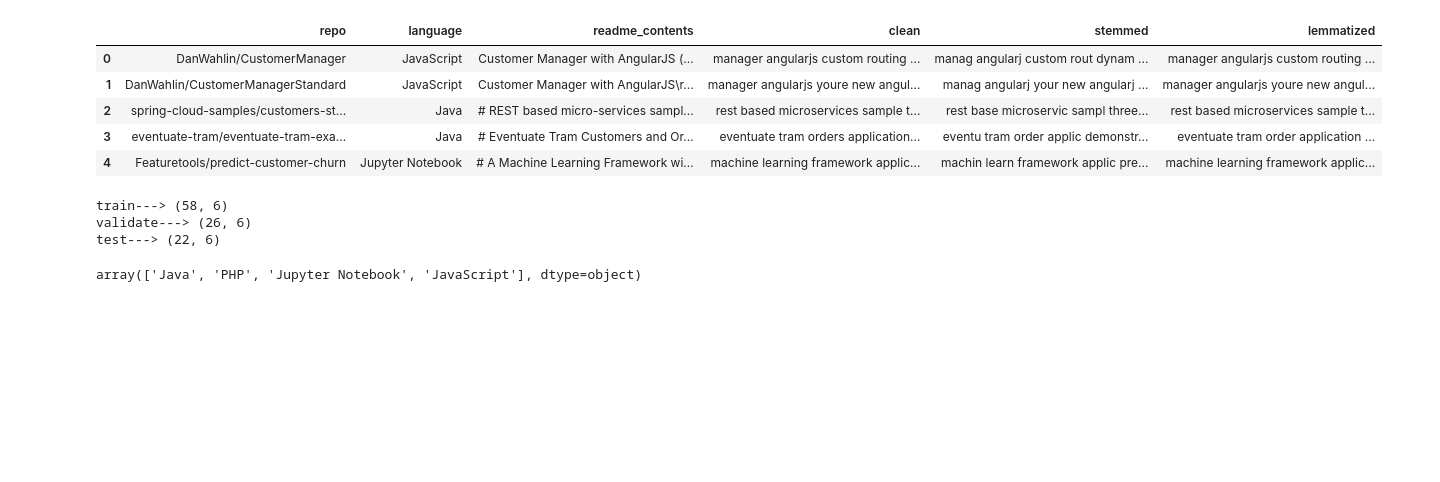
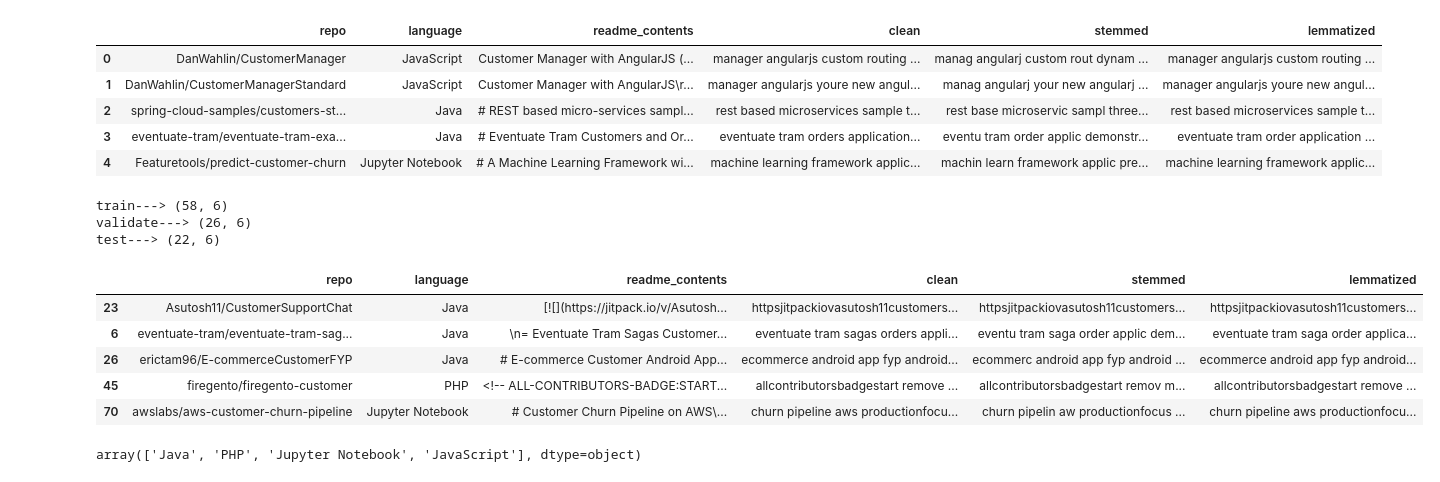
Before and after one commit to heather-desiree-carl-NLP-project/NLP-group-project, a Jupyter notebook: desiree_initial.ipynb, the cells around one changed output. Saved outputs shown, nothing was run; the diff lists cells and outputs as text; code cells hidden in the pictures; blank space fills up the shorter version.

```diff
--- a/desiree_initial.ipynb
+++ b/desiree_initial.ipynb
@@ -95,6 +95,15 @@ train, validate, test = p.split_data(df)
 train---> (58, 6)
 validate---> (26, 6)
 test---> (22, 6)
+# %%
+train.head()
+# %% [output]
+|  | repo | language | readme_contents | clean | stemmed | lemmatized |
+| 23 | Asutosh11/CustomerSupportChat | Java | [![](https://jitpack.io/v/Asutosh... | httpsjitpackiovasutosh11customers... | httpsjitpackiovasutosh11customers... | httpsjitpackiovasutosh11customers... |
+| 6 | eventuate-tram/eventuate-tram-sag... | Java | \n= Eventuate Tram Sagas Customer... | eventuate tram sagas orders appli... | eventu tram saga order applic dem... | eventuate tram saga order applica... |
+| 26 | erictam96/E-commerceCustomerFYP | Java | # E-commerce Customer Android App... | ecommerce android app fyp android... | ecommerc android app fyp android ... | ecommerce android app fyp android... |
+| 45 | firegento/firegento-customer | PHP | <!-- ALL-CONTRIBUTORS-BADGE:START... | allcontributorsbadgestart remove ... | allcontributorsbadgestart remov m... | allcontributorsbadgestart remove ... |
+| 70 | awslabs/aws-customer-churn-pipeline | Jupyter Notebook | # Customer Churn Pipeline on AWS\... | churn pipeline aws productionfocu... | churn pipelin aw productionfocus ... | churn pipeline aws productionfocu... |
 # %%
 train.language.unique()
 # %% [output]
```
